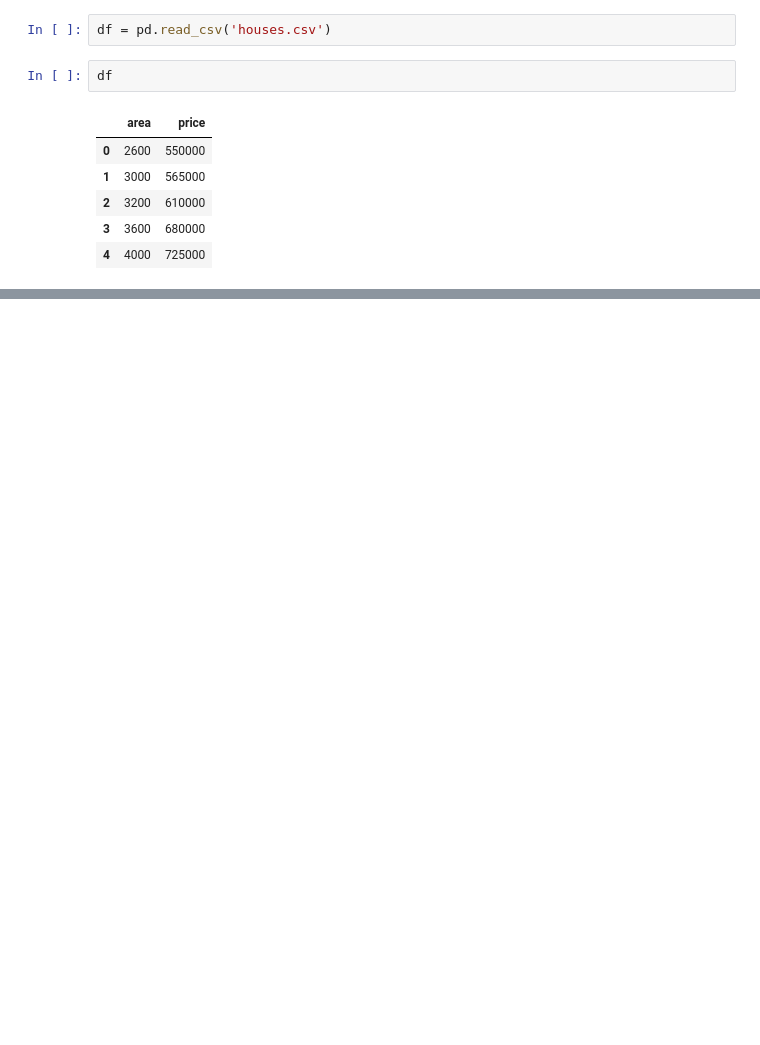
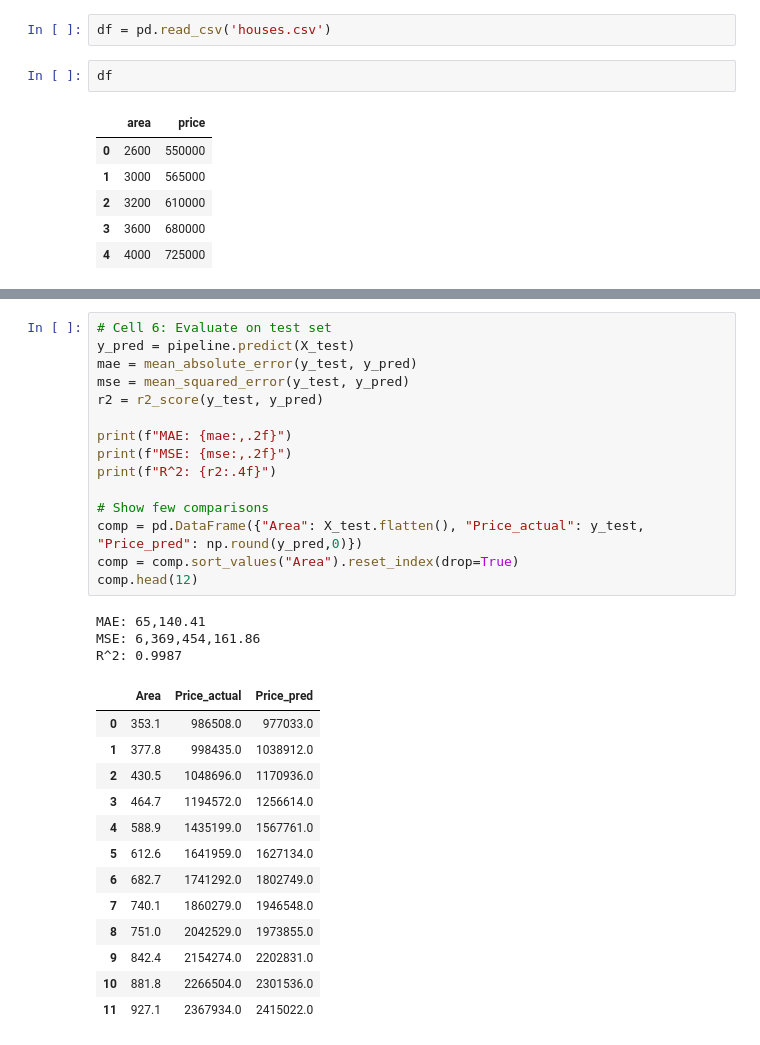
Before and after one commit to AnushkaDasila/House-prediction-systeem-, a Jupyter notebook: Untitled.ipynb, the cells around one changed output, grey strips where cells are left out. Drawn from its saved outputs; the diff is of its cells as text; blank space fills up the shorter version.

```diff
--- a/Untitled.ipynb
+++ b/Untitled.ipynb
@@ -38,0 +93,32 @@ UsageError: Line magic function `%matplotlib.inline` not found.
+# %%
+# Cell 6: Evaluate on test set
+y_pred = pipeline.predict(X_test)
+mae = mean_absolute_error(y_test, y_pred)
+mse = mean_squared_error(y_test, y_pred)
+r2 = r2_score(y_test, y_pred)
+
+print(f"MAE: {mae:,.2f}")
+print(f"MSE: {mse:,.2f}")
+print(f"R^2: {r2:.4f}")
+
+# Show few comparisons
+comp = pd.DataFrame({"Area": X_test.flatten(), "Price_actual": y_test, "Price_pred": np.round(y_pred,0)})
+comp = comp.sort_values("Area").reset_index(drop=True)
+comp.head(12)
+# %% [output]
+MAE: 65,140.41
+MSE: 6,369,454,161.86
+R^2: 0.9987
+|  | Area | Price_actual | Price_pred |
+| 0 | 353.1 | 986508.0 | 977033.0 |
+| 1 | 377.8 | 998435.0 | 1038912.0 |
+| 2 | 430.5 | 1048696.0 | 1170936.0 |
+| 3 | 464.7 | 1194572.0 | 1256614.0 |
+| 4 | 588.9 | 1435199.0 | 1567761.0 |
+| 5 | 612.6 | 1641959.0 | 1627134.0 |
+| 6 | 682.7 | 1741292.0 | 1802749.0 |
+| 7 | 740.1 | 1860279.0 | 1946548.0 |
+| 8 | 751.0 | 2042529.0 | 1973855.0 |
+| 9 | 842.4 | 2154274.0 | 2202831.0 |
+| 10 | 881.8 | 2266504.0 | 2301536.0 |
+| 11 | 927.1 | 2367934.0 | 2415022.0 |
```
Also changed, not shown: parts of 9 cells of this notebook.
